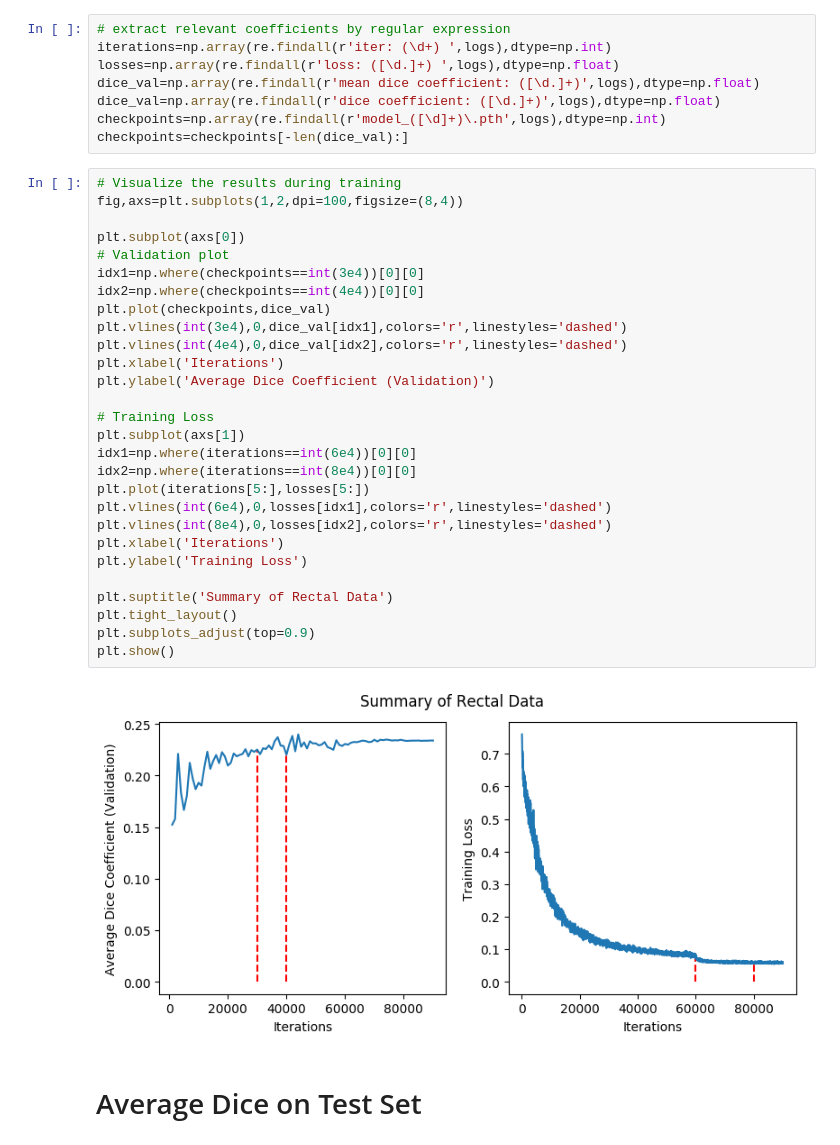
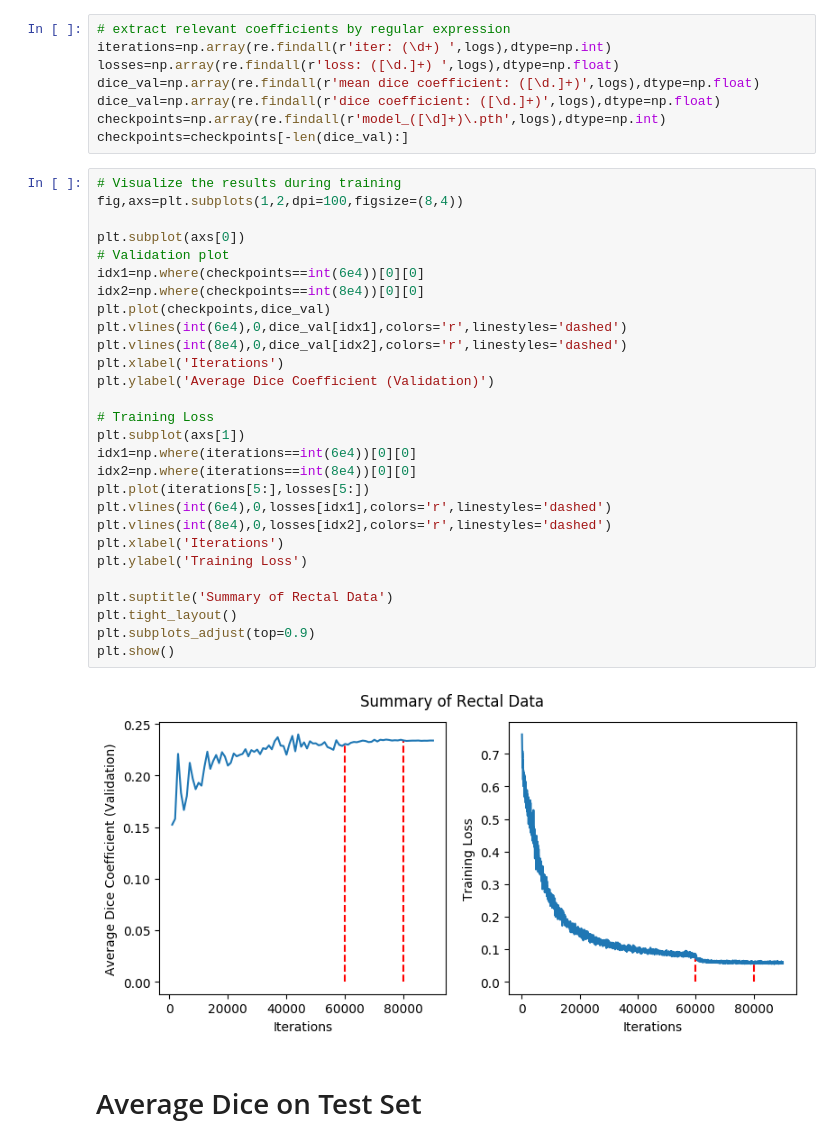
Before and after one commit to BobZhangHT/maskrcnn-benchmark, a Jupyter notebook: datasets/rectal/results_analysis_1_16.ipynb, the cells around one changed output. Saved outputs shown, nothing was run; the diff lists cells and outputs as text.

```diff
--- a/datasets/rectal/results_analysis_1_16.ipynb
+++ b/datasets/rectal/results_analysis_1_16.ipynb
@@ -25,33 +25,33 @@ checkpoints=checkpoints[-len(dice_val):]
 # %%
 # Visualize the results during training
 fig,axs=plt.subplots(1,2,dpi=100,figsize=(8,4))
 
 plt.subplot(axs[0])
 # Validation plot
-idx1=np.where(checkpoints==int(3e4))[0][0]
-idx2=np.where(checkpoints==int(4e4))[0][0]
+idx1=np.where(checkpoints==int(6e4))[0][0]
+idx2=np.where(checkpoints==int(8e4))[0][0]
 plt.plot(checkpoints,dice_val)
-plt.vlines(int(3e4),0,dice_val[idx1],colors='r',linestyles='dashed')
-plt.vlines(int(4e4),0,dice_val[idx2],colors='r',linestyles='dashed')
+plt.vlines(int(6e4),0,dice_val[idx1],colors='r',linestyles='dashed')
+plt.vlines(int(8e4),0,dice_val[idx2],colors='r',linestyles='dashed')
 plt.xlabel('Iterations')
 plt.ylabel('Average Dice Coefficient (Validation)')
 
 # Training Loss
 plt.subplot(axs[1])
 idx1=np.where(iterations==int(6e4))[0][0]
 idx2=np.where(iterations==int(8e4))[0][0]
 plt.plot(iterations[5:],losses[5:])
 plt.vlines(int(6e4),0,losses[idx1],colors='r',linestyles='dashed')
 plt.vlines(int(8e4),0,losses[idx2],colors='r',linestyles='dashed')
 plt.xlabel('Iterations')
 plt.ylabel('Training Loss')
 
 plt.suptitle('Summary of Rectal Data')
 plt.tight_layout()
 plt.subplots_adjust(top=0.9)
 plt.show()
 # %% [output]
-[figure, old version]
+[figure, new version]
 # %% [markdown]
 # Average Dice on Test Set
 # %%
```
Also changed, not shown: parts of 19 cells of this notebook, 8 other files.
